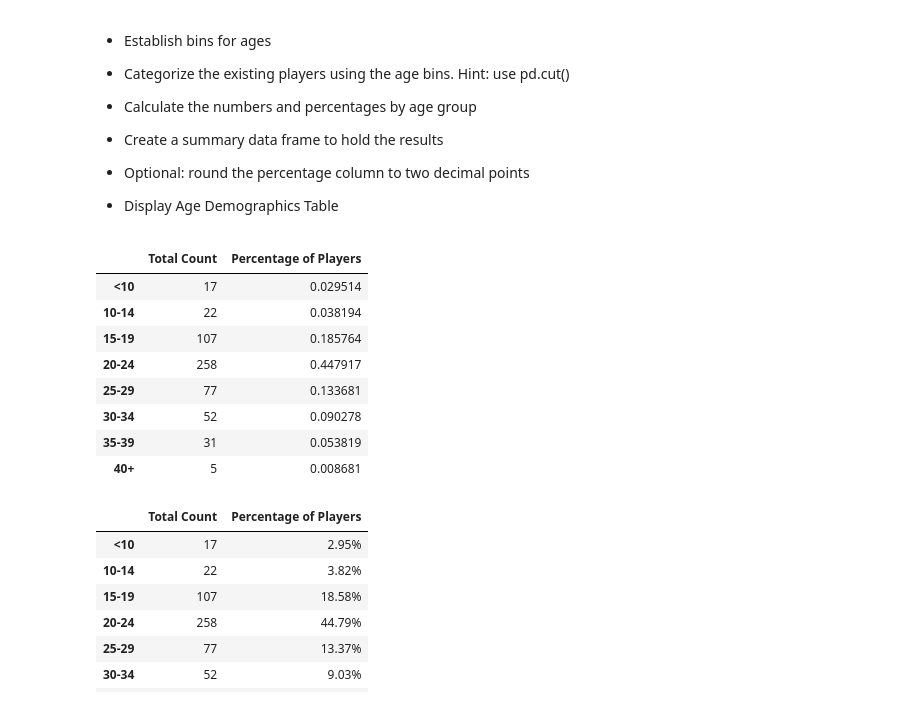
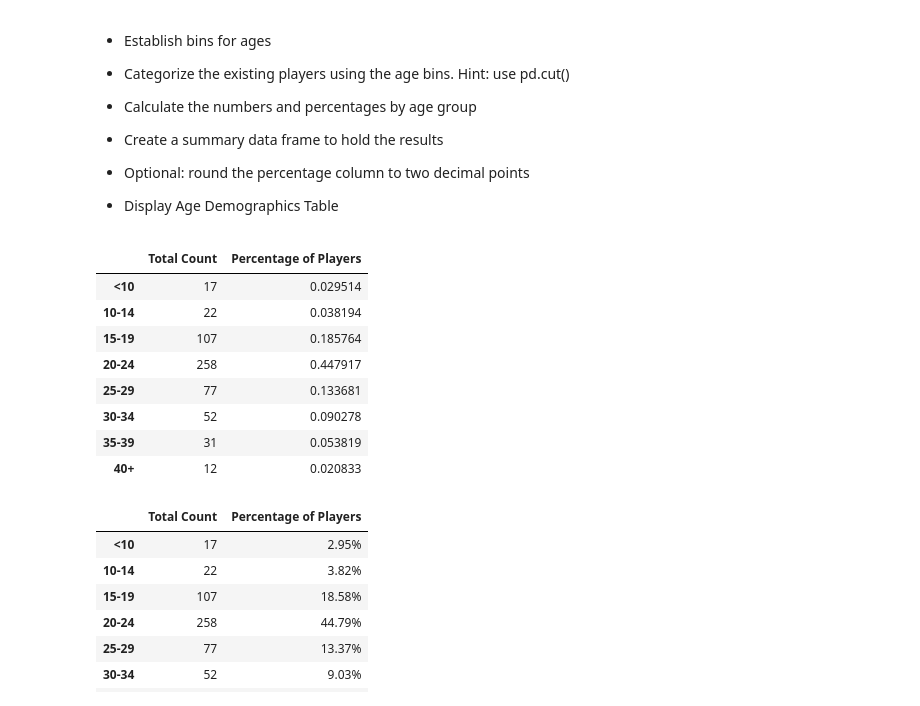
Before and after one commit to SybileC/pandas-challenge, a Jupyter notebook: HeroesOfPymoli/02-Homework_04-Pandas_Instructions_HeroesOfPymoli_HeroesOfPymoli_starter.ipynb, the cells around one changed output. Saved outputs shown, nothing was run; the diff lists cells and outputs as text; code cells hidden in the pictures.

```diff
--- a/HeroesOfPymoli/02-Homework_04-Pandas_Instructions_HeroesOfPymoli_HeroesOfPymoli_starter.ipynb
+++ b/HeroesOfPymoli/02-Homework_04-Pandas_Instructions_HeroesOfPymoli_HeroesOfPymoli_starter.ipynb
@@ -215,27 +215,27 @@ purchasing_analysis
 * Display Age Demographics Table
 # %%
 #Create the bins
-bins = [0, 9, 14, 19, 24, 29, 34, 39, 40]
+bins = [0, 9, 14, 19, 24, 29, 34, 39, 45]
 #Create the names for the bins
 group_names = ["<10", "10-14", "15-19", "20-24", "25-29", "30-34", "35-39", "40+"]
 #Categorize players through age bins
 HeroesOfPymoli_data["Age Groups"] = pd.cut(HeroesOfPymoli_data["Age"], bins, labels=group_names, include_lowest=True)
 drop_reccuring = HeroesOfPymoli_data.drop_duplicates("SN")
 age_groups = drop_reccuring.groupby("Age Groups")
 group_total = age_groups.count()["Age"]
 group_percentage = group_total / unique_players
 age_demographics = pd.DataFrame({"Total Count": group_total, "Percentage of Players": group_percentage}, index=group_names)
 age_demographics
 # %% [output]
 |  | Total Count | Percentage of Players |
 | <10 | 17 | 0.029514 |
 | 10-14 | 22 | 0.038194 |
 | 15-19 | 107 | 0.185764 |
 | 20-24 | 258 | 0.447917 |
 | 25-29 | 77 | 0.133681 |
 | 30-34 | 52 | 0.090278 |
 | 35-39 | 31 | 0.053819 |
-| 40+ | 5 | 0.008681 |
+| 40+ | 12 | 0.020833 |
 # %%
 # group_percentage
 #group_total
```
Also changed, not shown: parts of 5 cells of this notebook.
